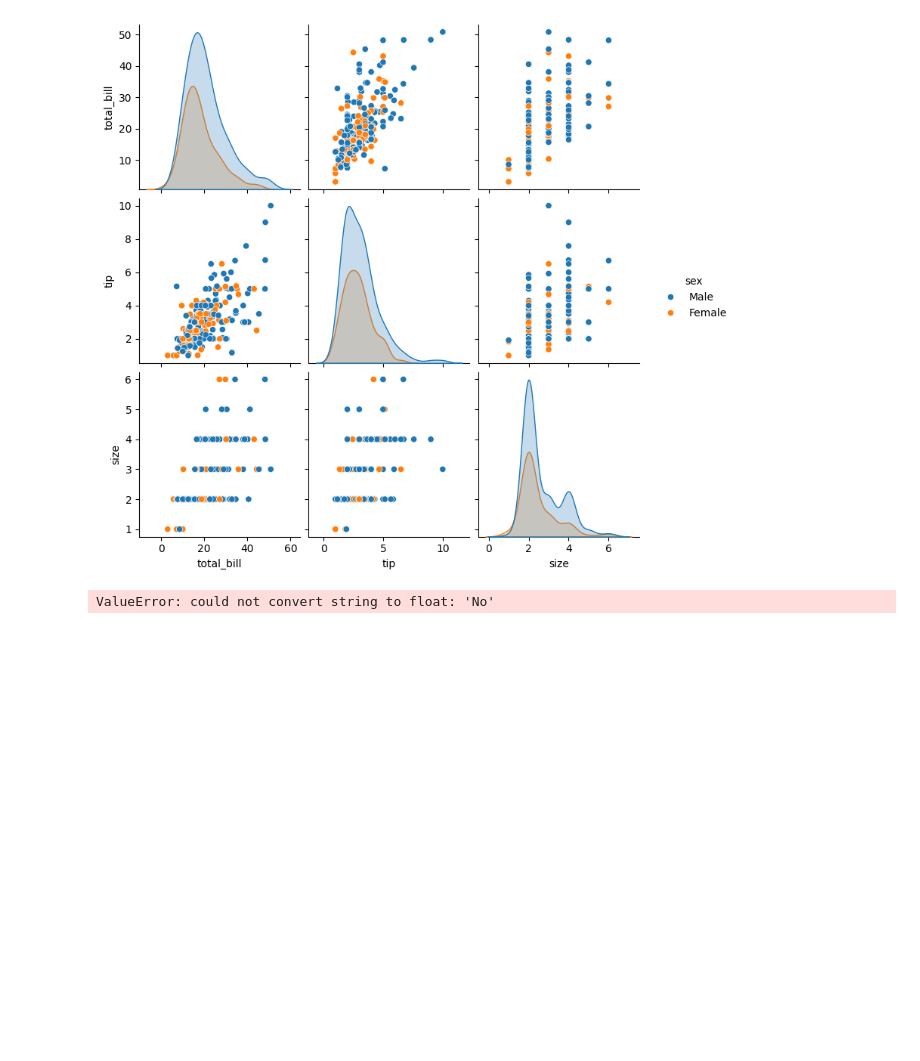
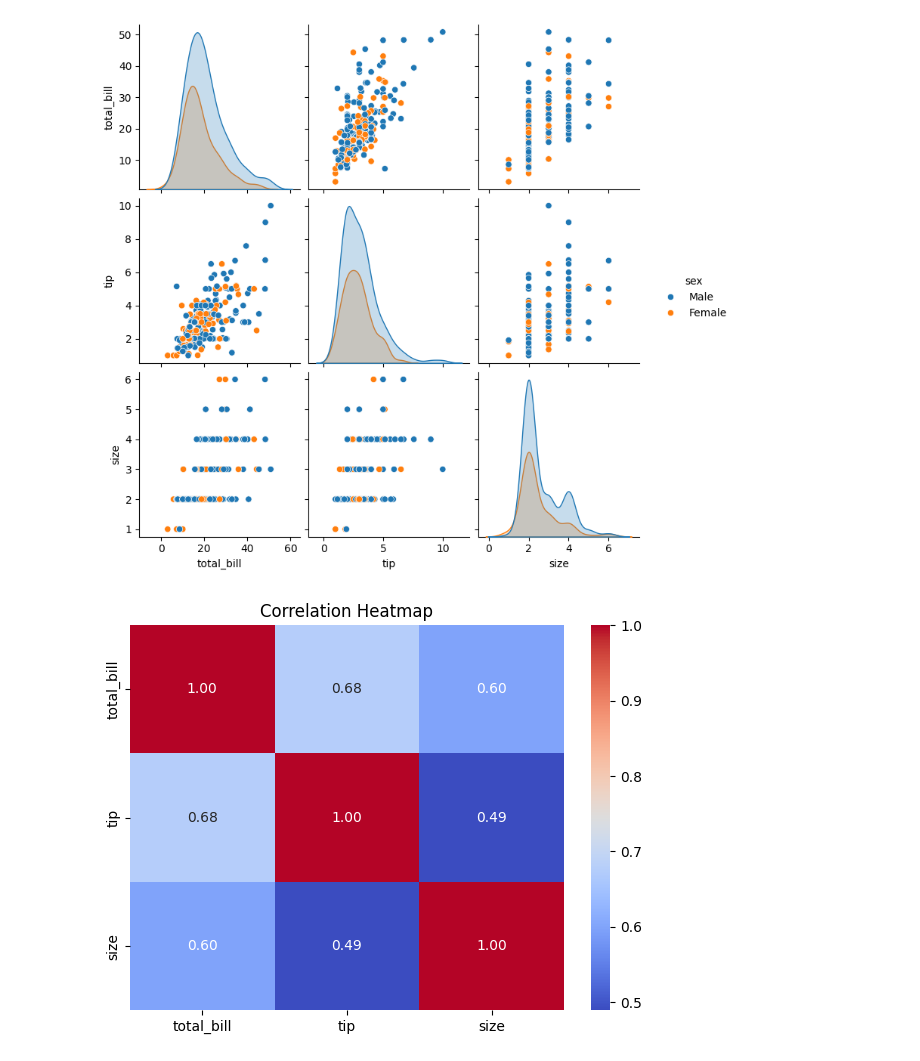
Before and after one commit to vishnucr7-glitch/Data-sciencen-data-visualisation-, a Jupyter notebook: mbappe.ipynb, the cells around one changed output. Cells and saved outputs as stored; diff of their text form; code cells hidden in the pictures; blank space fills up the shorter version.

```diff
--- a/mbappe.ipynb
+++ b/mbappe.ipynb
@@ -58,13 +58,13 @@ plt.show()
 # %% [output]
 [figure]
 # %%
-corr_matrix=tips.corr()
+corr_matrix = tips[['total_bill', 'tip', 'size']].corr() # Only include numeric columns
 plt.figure(figsize=(7, 5))
 sns.heatmap(corr_matrix, annot=True, cmap='coolwarm', fmt=".2f")
 plt.title("Correlation Heatmap")
 plt.show()
 # %% [output]
-ValueError: could not convert string to float: 'No'
+[figure, added]
 # %%
 import plotly.express as px
 df = pd.DataFrame({
```
Also changed, not shown: parts of 2 cells of this notebook.
